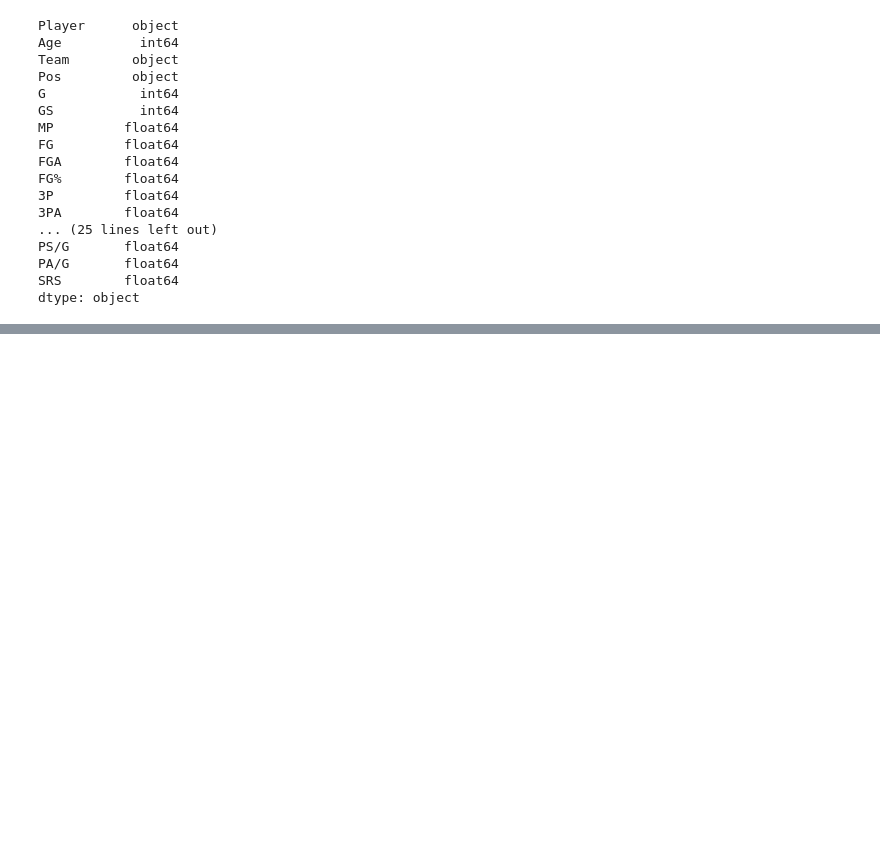
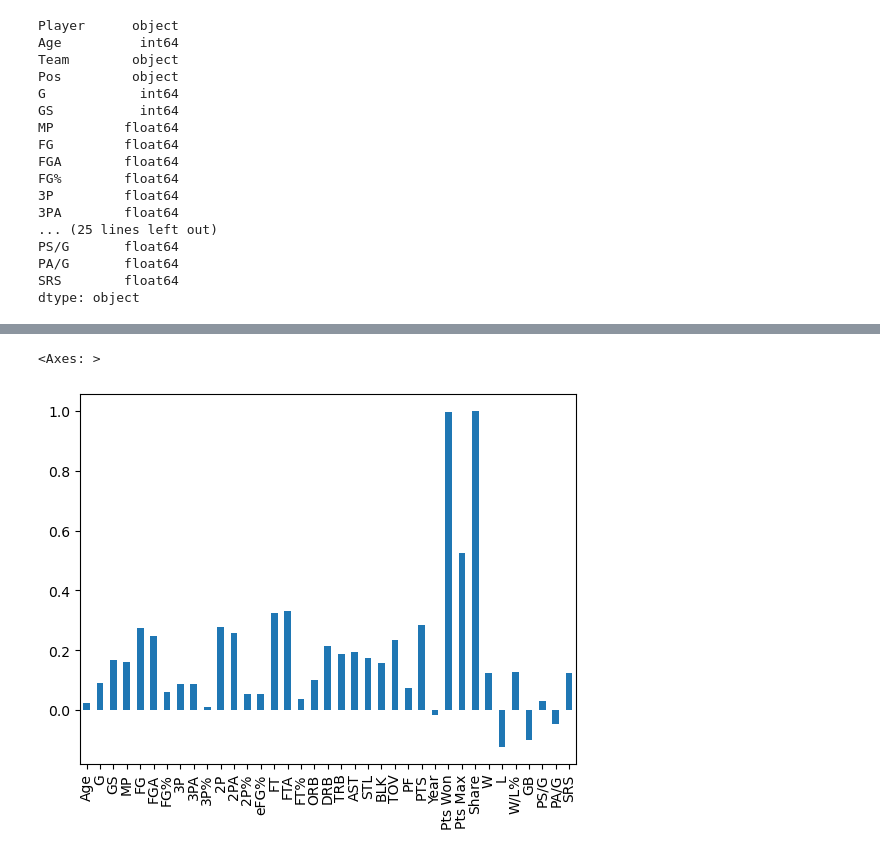
Before and after one commit to gussruiz/mvp_nba_ml, a Jupyter notebook: data_cleaning.ipynb, the cells around one changed output, grey strips where cells are left out. Saved outputs shown, nothing was run; the diff lists cells and outputs as text; code cells hidden in the pictures; blank space fills up the shorter version.

```diff
--- a/data_cleaning.ipynb
+++ b/data_cleaning.ipynb
@@ -349,0 +384,5 @@ stats.to_csv("player_mvp_stats.csv")
+# %%
+stats.select_dtypes(include='number').corr()["Share"].plot.bar()
+# %% [output]
+<Axes: >
+[figure, added]
```
Also changed, not shown: parts of 5 cells of this notebook.
